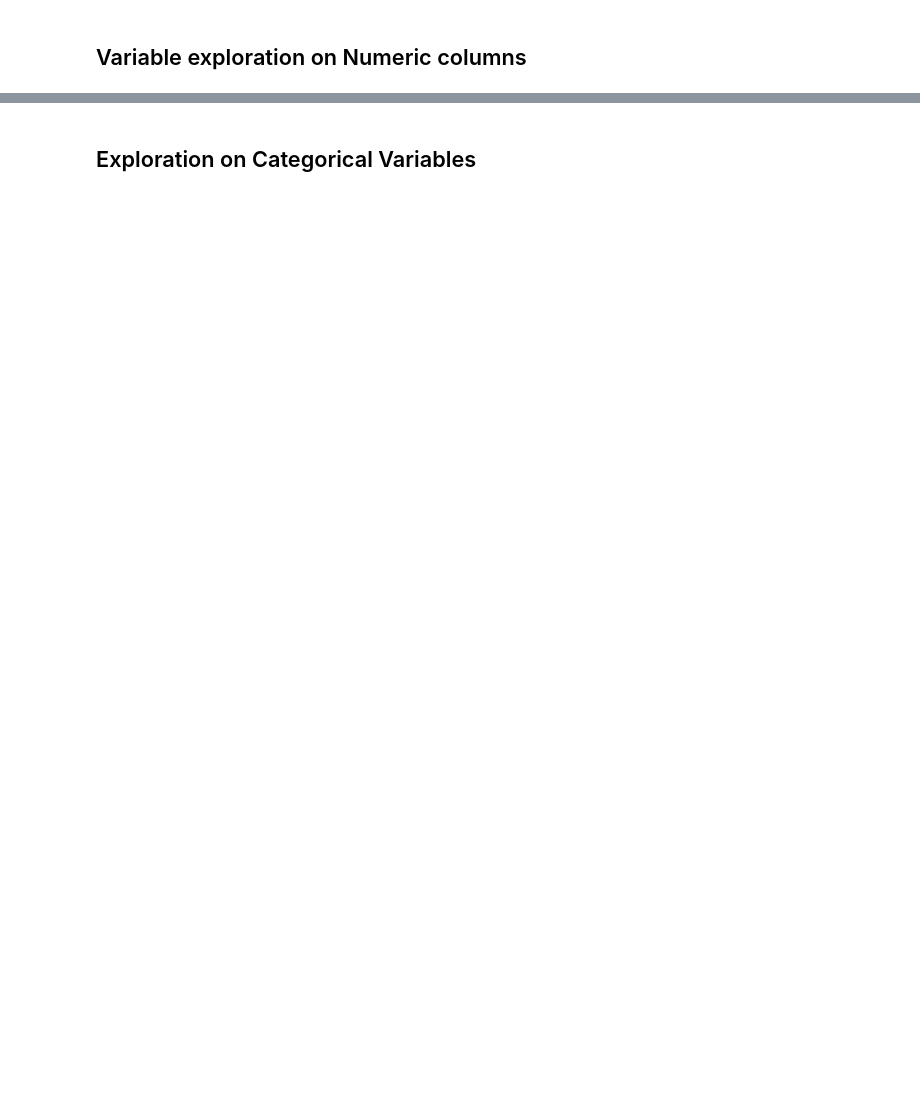
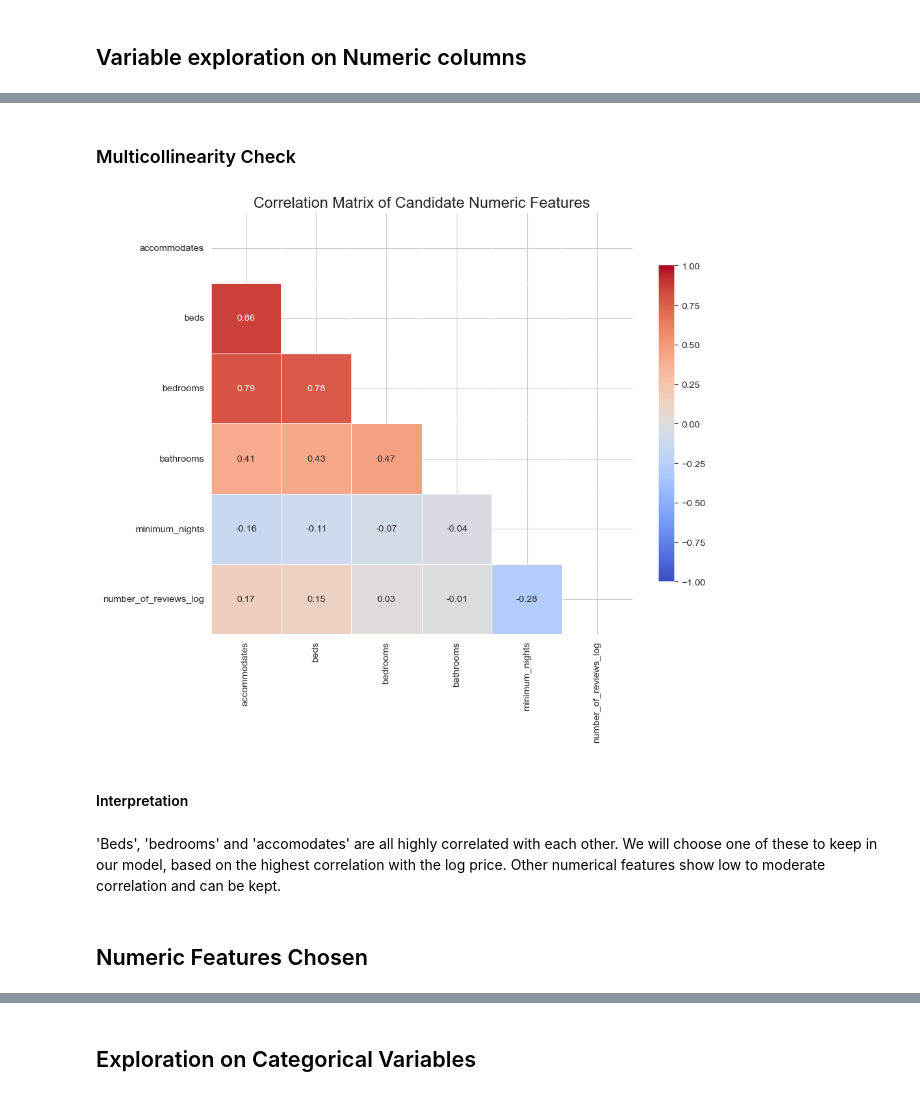
Before and after one commit to othmane-zizi-pro/airbnb_ml_price_prediction, a Jupyter notebook: airbnb_ml_model.ipynb, the cells around one changed output, grey strips where cells are left out. Saved outputs shown, nothing was run; the diff lists cells and outputs as text; code cells hidden in the pictures; blank space fills up the shorter version.

```diff
--- a/airbnb_ml_model.ipynb
+++ b/airbnb_ml_model.ipynb
@@ -965,0 +939,34 @@ plt.show()
+# %% [markdown]
+### Multicollinearity Check
+# %%
+# Calculate correlations
+corr = listings_clean[candidate_numeric].corr()
+
+#Only show the bottom left of the map to avoid repetition
+mask = np.triu(np.ones_like(corr, dtype=bool))
+
+plt.figure(figsize=(10, 8))
+
+# Create the heatmap
+sns.heatmap(
+    corr,
+    mask=mask,
+    annot=True,
+    fmt=".2f",
+    cmap='coolwarm',
+    vmin=-1, vmax=1,
+    square=True,
+    linewidths=0.5,
+    cbar_kws={"shrink": 0.75}
+)
+
+plt.title('Correlation Matrix of Candidate Numeric Features', fontsize=16)
+plt.show()
+# %% [output]
+[figure, added]
+# %% [markdown]
+#### Interpretation
+# %% [markdown]
+'Beds', 'bedrooms' and 'accomodates' are all highly correlated with each other. We will choose one of these to keep in our model, based on the highest correlation with the log price. Other numerical features show low to moderate correlation and can be kept.
+# %% [markdown]
+## Numeric Features Chosen
```
Also changed, not shown: parts of 59 cells of this notebook.
